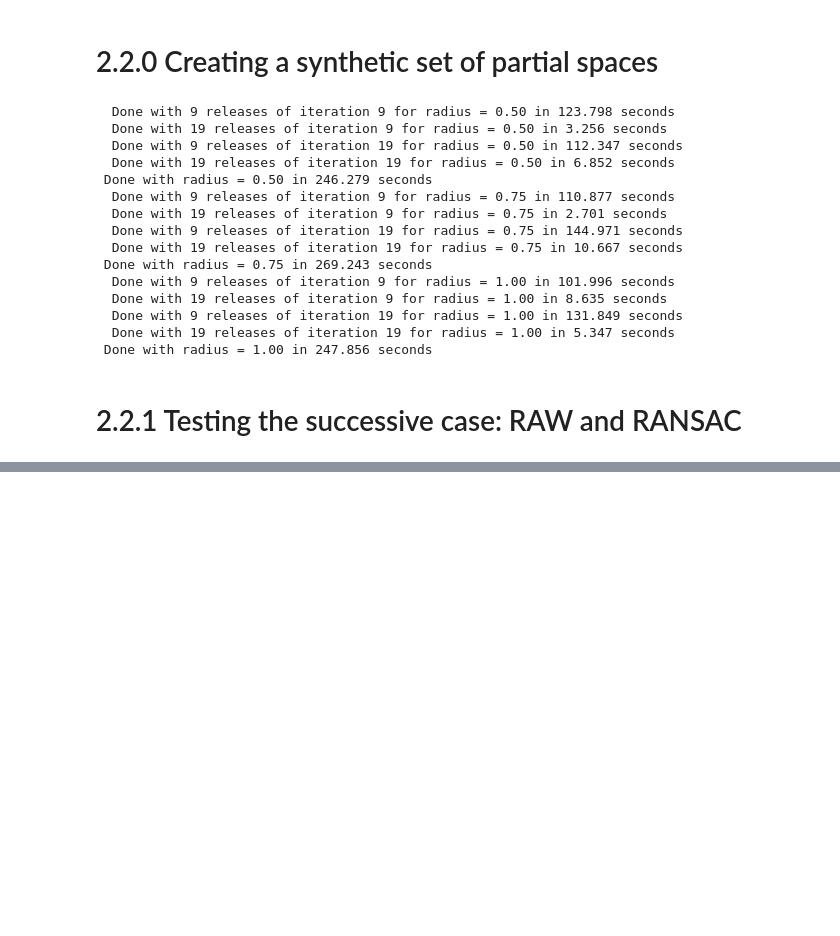
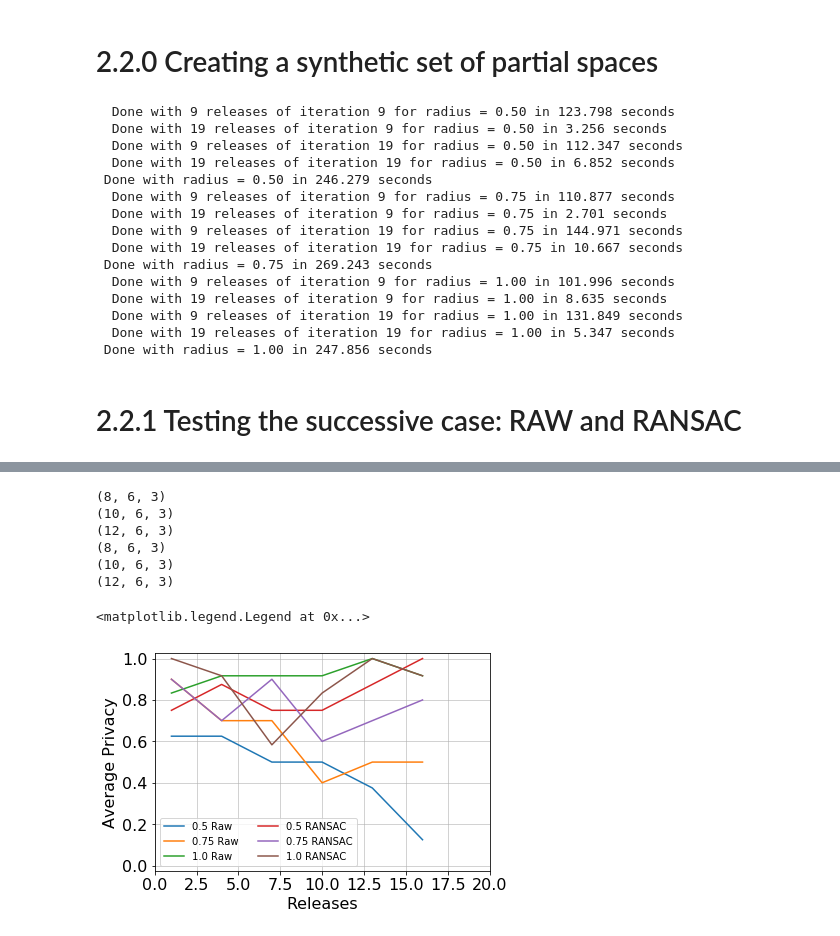
Before and after one commit to spatial-privacy/spatial-privacy, a Jupyter notebook: 3D-spatial-privacy-sample.ipynb, the cells around one changed output, grey strips where cells are left out. Saved outputs shown, nothing was run; the diff lists cells and outputs as text; code cells hidden in the pictures; blank space fills up the shorter version.

Commit message:
Updated successive sample results

```diff
--- a/3D-spatial-privacy-sample.ipynb
+++ b/3D-spatial-privacy-sample.ipynb
@@ -1192,7 +1192,7 @@ for radius in radius_range:
 
             release_count += 1
 
-            if release_count % skip != 1: # skip if not 5th accumulated release
+            if release_count % skip != 1: # skip
                 continue
 
             #Regular Processing
@@ -1345,8 +1345,11 @@ for radius in radius_range:
         g_iteration_errors = NN_matcher(g_iteration_scores)
 
         if len(successive_scores) % 5 == (samples-1)%5 :
-            print(radius,len(successive_scores),"Error Rate:",np.sum(iteration_errors[:,1]/len(iteration_scores)))
-            print(radius,len(g_successive_scores),"G_Error Rate:",np.sum(g_iteration_errors[:,1]/len(g_iteration_scores)))
+            try:
+                print(radius,len(successive_scores),"Error Rate:",np.sum(iteration_errors[:,1]/len(iteration_scores)))
+                print(radius,len(g_successive_scores),"G_Error Rate:",np.sum(g_iteration_errors[:,1]/len(g_iteration_scores)))
+            except:
+                pass
 
         successive_scores.append([
             obj_,
@@ -1404,0 +1587,40 @@ IndexError: too many indices for array
+# %%
+
+plt.grid(alpha = 0.7)
+plt.ylim(-0.025,1.025)
+plt.xlim(0,releases)#-2,102)
+
+markersize = 8
+
+plt.ylabel("Average Privacy", fontsize = 16)
+plt.xlabel("Releases", fontsize = 16)
+plt.yticks(fontsize = 16)
+plt.xticks(fontsize = 16)
+
+for radius, RawNN_per_iteration_errors in succ_RawNN_errors:
+    print(RawNN_per_iteration_errors.shape)
+    plt.plot(
+        np.arange(1,releases-skip,skip),#[:RawNN_per_iteration_errors.shape[1]],
+        np.mean(RawNN_per_iteration_errors[:,:,1], axis = 0),
+        label = str(radius) + " Raw"
+    )
+
+for radius, RansacNN_per_iteration_errors in succ_RansacGeneralizedNN_errors:
+    print(RansacNN_per_iteration_errors.shape)
+    plt.plot(
+        np.arange(1,releases-skip,skip),
+        np.mean(RansacNN_per_iteration_errors[:,:,1], axis = 0),
+        label = str(radius) + " RANSAC"
+    )
+
+#plt.title("Successive (Random)", fontsize = 16)
+plt.legend(ncol = 2)
+# %% [output]
+(8, 6, 3)
+(10, 6, 3)
+(12, 6, 3)
+(8, 6, 3)
+(10, 6, 3)
+(12, 6, 3)
+<matplotlib.legend.Legend at 0x...>
+[figure, added]
```
Also changed, not shown: parts of 8 cells of this notebook, 34 other files.
